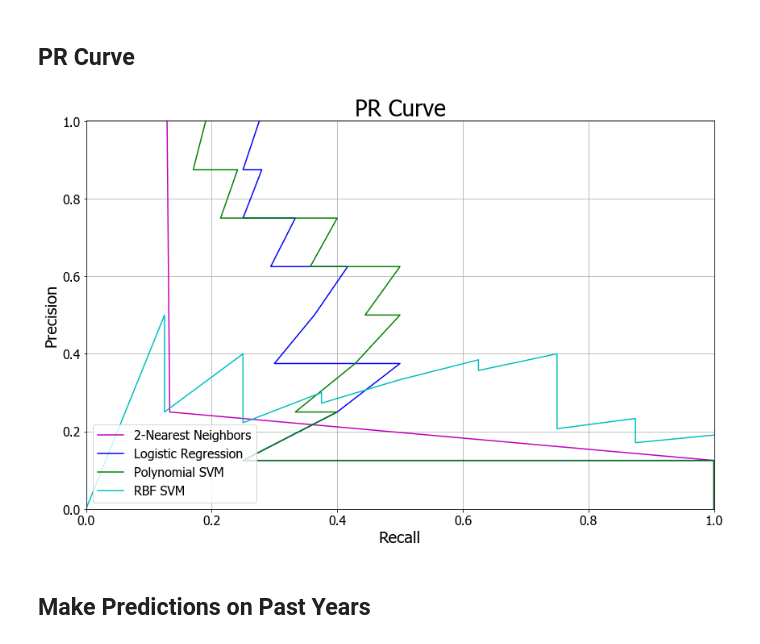
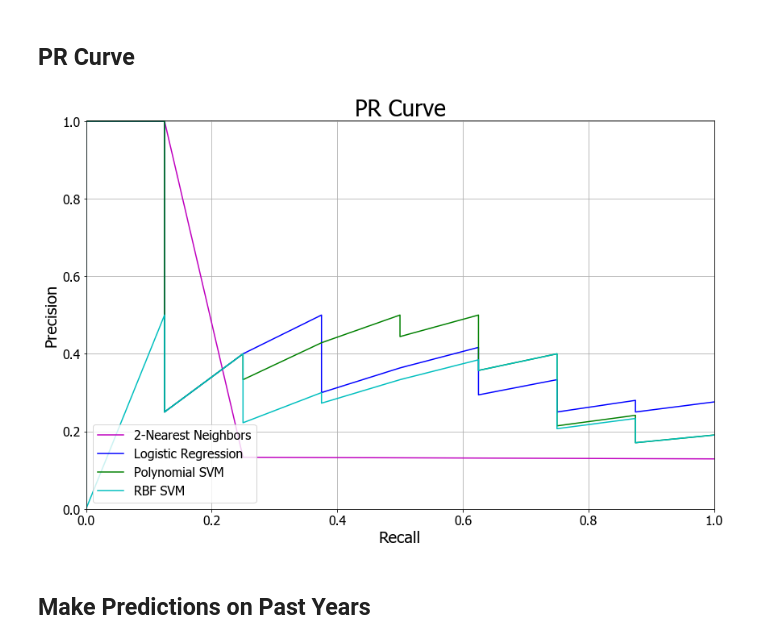
Before and after one commit to acnagle/CLA-Project, a Jupyter notebook: Code/Model_Evaluation.ipynb, the cells around one changed output. Saved outputs shown, nothing was run; the diff lists cells and outputs as text; code cells hidden in the pictures.

```diff
--- a/Code/Model_Evaluation.ipynb
+++ b/Code/Model_Evaluation.ipynb
@@ -236,7 +236,7 @@ rbf_svc = svm.SVC(
     C=100,
     kernel="rbf",
     gamma="auto",
-    probability=False,
+    probability=True,
     shrinking=True,
     class_weight='balanced',
     tol=0.0001,
@@ -250,7 +250,7 @@ poly_svc = svm.SVC(
     degree=4,
     gamma="auto",
     coef0=1,
-    probability=False,
+    probability=True,
     shrinking=True,
     class_weight='balanced',
     tol=0.0001,
@@ -347,6 +347,12 @@ rbf_svc_acc = [0] * num_subsets
 poly_svc_acc = [0] * num_subsets
 logistic_acc = [0] * num_subsets
 knn_acc = [0] * num_subsets
+
+linear_svc_f1 = [0] * num_subsets
+rbf_svc_f1 = [0] * num_subsets
+poly_svc_f1 = [0] * num_subsets
+logistic_f1 = [0] * num_subsets
+knn_f1 = [0] * num_subsets
 
 fold = 1
 print("Fold #: ", end=" ")
@@ -377,9 +383,11 @@ for train_idx, test_idx in skf.split(X, y):
 
         rbf_svc.fit(X_train_sub, y_train_sub)
         rbf_svc_pred = rbf_svc.predict(X_test)
+        rbf_svc_prob = rbf_svc.predict_proba(X_test)[:, 1]
 
         poly_svc.fit(X_train_sub, y_train_sub)
         poly_svc_pred = poly_svc.predict(X_test)
+        poly_svc_prob = poly_svc.predict_proba(X_test)[:, 1]
 
         # logistic
         logistic.fit(X_train_sub, y_train_sub)
@@ -393,10 +401,15 @@ for train_idx, test_idx in skf.split(X, y):
 
         # accuracy calculation
         #linear_svc_acc[i] += (np.sum(linear_svc_pred == y_test) / len(y_test))
-        rbf_svc_acc[i] += (np.sum(rbf_svc_pred == y_test) / len(y_test))
-        poly_svc_acc[i] += (np.sum(poly_svc_pred == y_test) / len(y_test))
-        logistic_acc[i] += (np.sum(logistic_pred == y_test) / len(y_test))
-        knn_acc[i] += (np.sum(knn_pred == y_test) / len(y_test))
+        rbf_svc_acc[i] += balanced_accuracy_score(y_test, rbf_svc_pred)
+        poly_svc_acc[i] += balanced_accuracy_score(y_test, poly_svc_pred)
+        logistic_acc[i] += balanced_accuracy_score(y_test, logistic_pred)
+        knn_acc[i] += balanced_accuracy_score(y_test, knn_pred)
+
+        rbf_svc_f1[i] += f1_score(y_test, rbf_svc_pred, average='weighted')
+        poly_svc_f1[i] += f1_score(y_test, poly_svc_pred, average='weighted')
+        logistic_f1[i] += f1_score(y_test, logistic_pred, average='weighted')
+        knn_f1[i] += f1_score(y_test, knn_pred, average='weighted')
 
     fold += 1
 
@@ -405,4 +418,10 @@ rbf_svc_acc[:] = [float(i) / float(num_splits) for i in rbf_svc_acc]
 poly_svc_acc[:] = [float(i) / float(num_splits) for i in poly_svc_acc]
 logistic_acc[:] = [float(i) / float(num_splits) for i in logistic_acc]
 knn_acc[:] = [float(i) / float(num_splits) for i in knn_acc]
+
+linear_svc_f1[:] = [float(i) / float(num_splits) for i in linear_svc_f1]
+rbf_svc_f1[:] = [float(i) / float(num_splits) for i in rbf_svc_f1]
+poly_svc_f1[:] = [float(i) / float(num_splits) for i in poly_svc_f1]
+logistic_f1[:] = [float(i) / float(num_splits) for i in logistic_f1]
+knn_f1[:] = [float(i) / float(num_splits) for i in knn_f1]
 # %% [output]
@@ -497,26 +538,26 @@ array([[43, 11],
 # %%
 knn_prec, knn_recall, _ = precision_recall_curve(y_test, knn_prob, pos_label=1)
 logistic_prec, logistic_recall, _ = precision_recall_curve(y_test, logistic_prob, pos_label=1)
 poly_prec, poly_recall, _ = precision_recall_curve(y_test, poly_svc.decision_function(X_test), pos_label=1)
 rbf_prec, rbf_recall, _ = precision_recall_curve(y_test, rbf_svc.decision_function(X_test), pos_label=1)
 
 plt.figure(figsize=(12, 8))
-plt.plot(knn_prec, knn_recall, color="m", label=str(k) + "-Nearest Neighbors")
-plt.plot(logistic_prec, logistic_recall, "b", label="Logistic Regression")
-plt.plot(poly_prec, poly_recall, "g", label="Polynomial SVM")
+plt.plot(knn_recall, knn_prec, color="m", label=str(k) + "-Nearest Neighbors")
+plt.plot(logistic_recall, logistic_prec, "b", label="Logistic Regression")
+plt.plot(poly_recall, poly_prec, "g", label="Polynomial SVM")
 plt.plot(rbf_recall, rbf_prec, "c", label="RBF SVM")
 plt.xlabel("Recall", fontsize=20)
 plt.ylabel("Precision", fontsize=20)
 plt.xticks(fontsize=16)
 plt.yticks(fontsize=16)
 plt.axis([0, 1, 0, 1.001])
 plt.title("PR Curve", fontsize=28)
 plt.legend(loc="lower left", prop={"size": 16})
 plt.tight_layout()
 plt.grid(True)
 #plt.savefig("pr-curve.png", dpi=300)
 # %% [output]
-[figure, old version]
+[figure, new version]
 # %% [markdown]
 ## Make Predictions on Past Years
 # %% [markdown]
```
Also changed, not shown: parts of 4 cells of this notebook, 5 other files.
